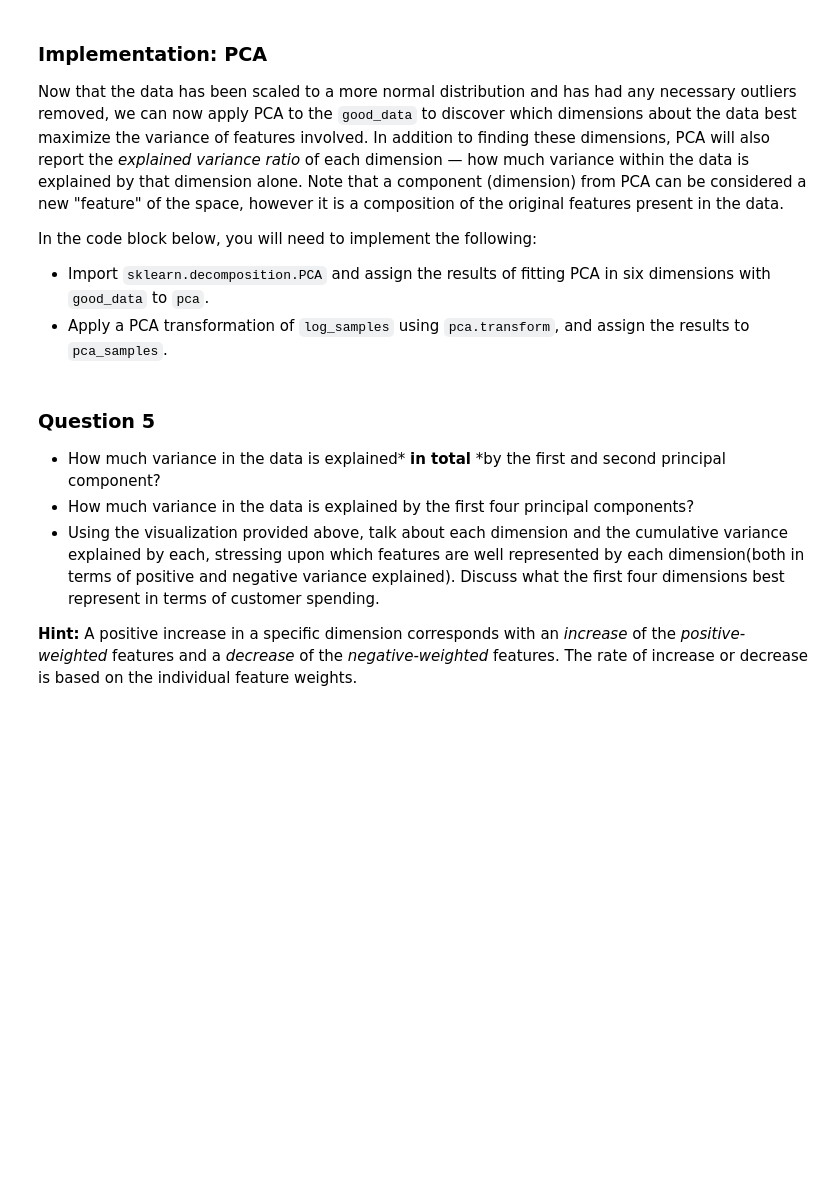
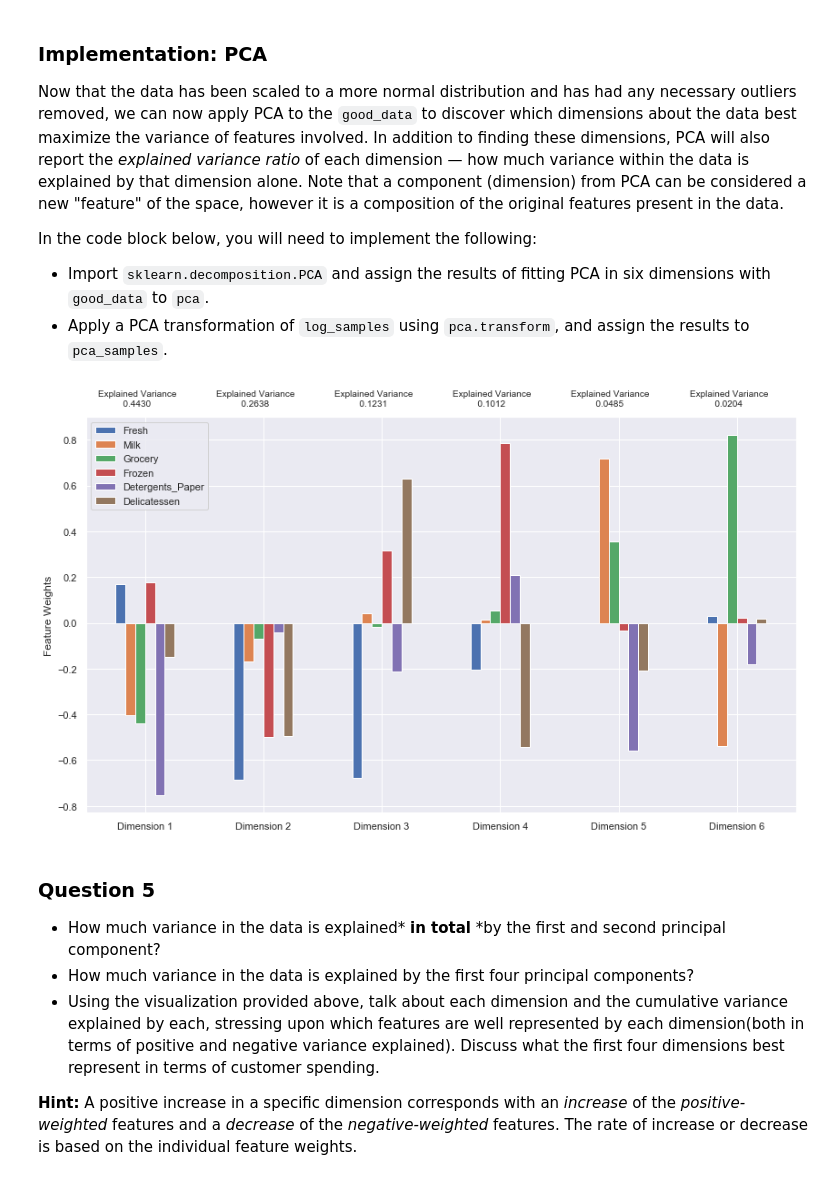
Before and after one commit to brunowdev/customer-segments, a Jupyter notebook: customer_segments.ipynb, the cells around one changed output. Cells and saved outputs as stored; diff of their text form; code cells hidden in the pictures; blank space fills up the shorter version.

```diff
--- a/customer_segments.ipynb
+++ b/customer_segments.ipynb
@@ -222,24 +233,36 @@ In the code block below, you will need to implement the following:
 **NOTE:** If you choose to remove any outliers, ensure that the sample data does not contain any of these points!
 Once you have performed this implementation, the dataset will be stored in the variable `good_data`.
 # %%
+# OPTIONAL: Select the indices for data points you wish to remove
+outliers  = []
+
 # For each feature find the data points with extreme high or low values
 for feature in log_data.keys():
 
-    # TODO: Calculate Q1 (25th percentile of the data) for the given feature
-    Q1 = None
+    # Calculate Q1 (25th percentile of the data) for the given feature
+    Q1 = np.percentile(log_data.loc[:, feature], 100 - 75)
 
-    # TODO: Calculate Q3 (75th percentile of the data) for the given feature
-    Q3 = None
+    # Calculate Q3 (75th percentile of the data) for the given feature
+    Q3 = np.percentile(log_data.loc[:, feature], 100 - 25)
 
-    # TODO: Use the interquartile range to calculate an outlier step (1.5 times the interquartile range)
-    step = None
+    # Use the interquartile range to calculate an outlier step (1.5 times the interquartile range)
+    step = (Q3 - Q1) * 1.5
 
     # Display the outliers
     print("Data points considered outliers for the feature '{}':".format(feature))
-    display(log_data[~((log_data[feature] >= Q1 - step) & (log_data[feature] <= Q3 + step))])
+    rows = log_data[~((log_data[feature] >= Q1 - step) & (log_data[feature] <= Q3 + step))]
+    display(rows)
 
-# OPTIONAL: Select the indices for data points you wish to remove
-outliers  = []
+    # Take the outliers for the current feature
+    outliers += list(rows.index)
+
+
+_dups_outliers = set([row for row in outliers if outliers.count(row) > 1])
+
+print()
+print('Outliers: {}'.format(outliers))
+print()
+print('Duplicated outliers: {}'.format(_dups_outliers))
 
 # Remove the outliers, if any were specified
-good_data = log_data.drop(log_data.index[outliers]).reset_index(drop = True)
+good_data = log_data.drop(log_data.index[list(set(_dups_outliers))]).reset_index(drop = True)
@@ -264,14 +355,19 @@ In the code block below, you will need to implement the following:
  - Import `sklearn.decomposition.PCA` and assign the results of fitting PCA in six dimensions with `good_data` to `pca`.
  - Apply a PCA transformation of `log_samples` using `pca.transform`, and assign the results to `pca_samples`.
 # %%
-# TODO: Apply PCA by fitting the good data with the same number of dimensions as features
-pca = None
+from sklearn.decomposition import PCA
 
-# TODO: Transform log_samples using the PCA fit above
-pca_samples = None
+# Apply PCA by fitting the good data with the same number of dimensions as features
+pca = PCA(n_components = len(data.columns))
+pca.fit(good_data)
+
+# Transform log_samples using the PCA fit above
+pca_samples = pca.transform(log_samples)
 
 # Generate PCA results plot
 pca_results = vs.pca_results(good_data, pca)
+# %% [output]
+[figure, added]
 # %% [markdown]
 ### Question 5
 
```
Also changed, not shown: parts of 11 cells of this notebook.
